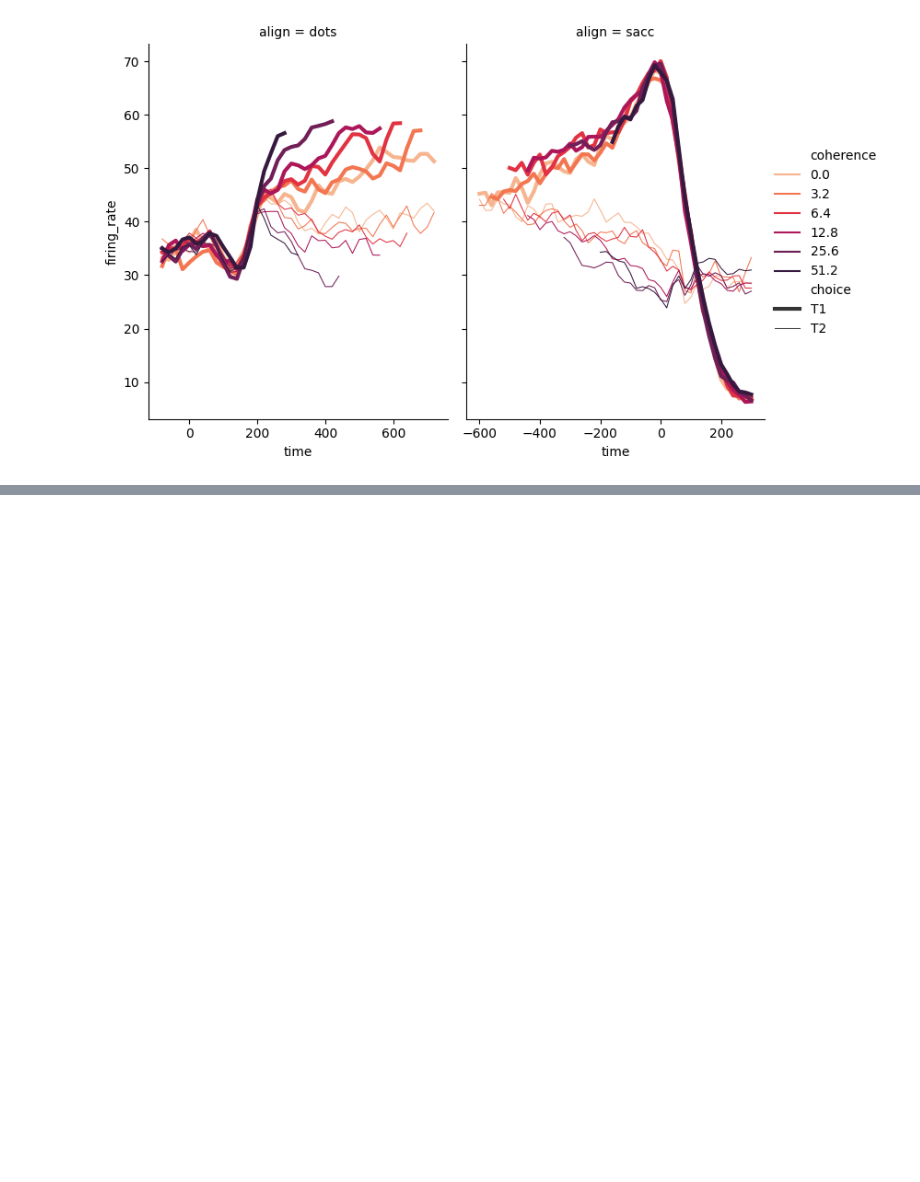
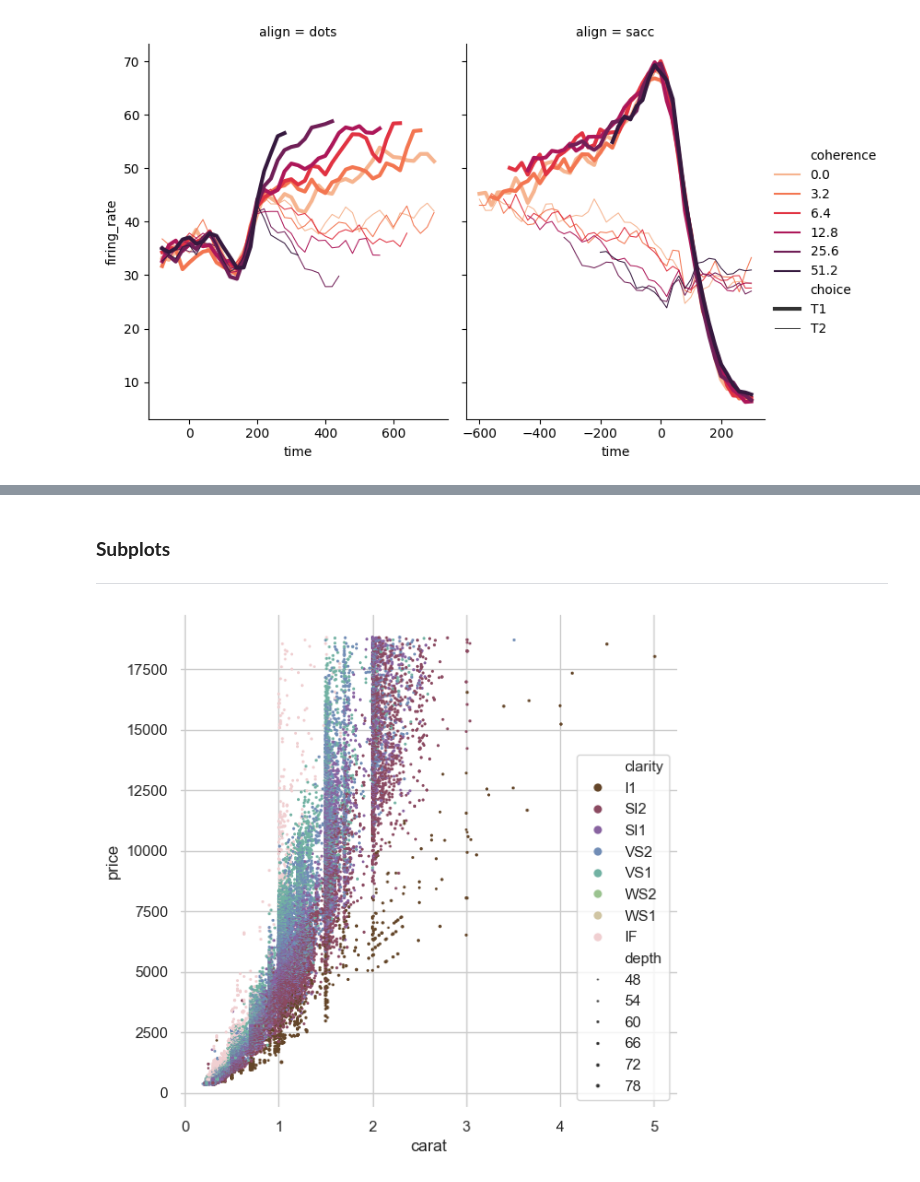
Before and after one commit to Akif-Akif/python_for_DataScience, a Jupyter notebook: 10_otherplots.ipynb, the cells around one changed output, grey strips where cells are left out. Cells and saved outputs as stored; diff of their text form; code cells hidden in the pictures; blank space fills up the shorter version.

```diff
--- a/10_otherplots.ipynb
+++ b/10_otherplots.ipynb
@@ -35,0 +82,24 @@ height=5, aspect=.75, facet_kws= dict(sharex=False),
+# %% [markdown]
+###  **Subplots**
+---
+# %%
+import matplotlib.pyplot as plt
+import seaborn as sns
+
+# Set a theme
+sns.set_theme(style="whitegrid")
+
+# Load a dataset
+dm = sns.load_dataset("diamonds")
+
+# Draw a scatter plot while assigning point colors and sizes to different variables in the dataset
+f, ax = plt.subplots(figsize=(6.5, 6.5))
+sns.despine(left=True, bottom=True)
+clarity_ranking = ["I1", "SI2", "SI1", "VS2", "VS1", "WS2", "WS1", "IF"]
+sns.scatterplot(x="carat", y="price", hue="clarity", size="depth",
+                palette="ch:r=-2,d=.3_r", hue_order=clarity_ranking,
+                sizes=(1, 8), linewidth=0, data=dm, ax=ax)
+
+plt.show()
+# %% [output]
+[figure, added]
```
Also changed, not shown: parts of 9 cells of this notebook.
